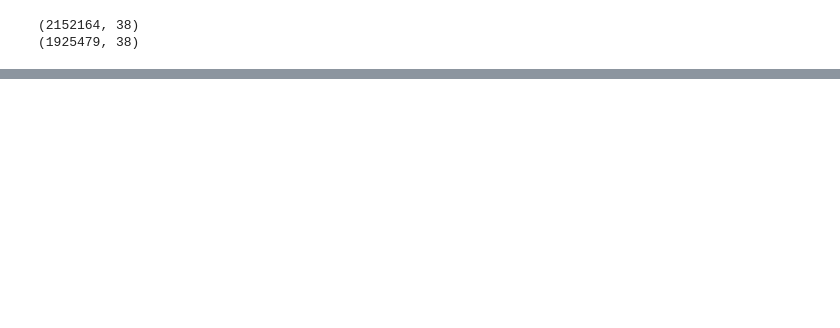
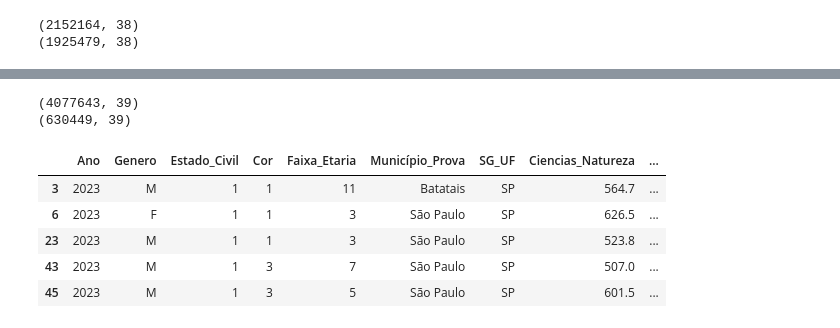
Before and after one commit to ManoelFelipe/Enem, a Jupyter notebook: ENEM_Data-Cleaning.ipynb, the cells around one changed output, grey strips where cells are left out. Cells and saved outputs as stored; diff of their text form; code cells hidden in the pictures; blank space fills up the shorter version.

```diff
--- a/ENEM_Data-Cleaning.ipynb
+++ b/ENEM_Data-Cleaning.ipynb
@@ -155,7 +157,7 @@ for ano in anos:
         'TP_ESTADO_CIVIL':'Estado_Civil',
         'TP_COR_RACA':'Cor',
         'TP_FAIXA_ETARIA':'Faixa_Etaria',
-        'NO_MUNICIPIO_PROVA':'Municipio',
+        'NO_MUNICIPIO_PROVA':'Município_Prova',
         'SG_UF_PROVA':'SG_UF',
         'NU_NOTA_CN':'Ciencias_Natureza',
         'NU_NOTA_CH':'Humanas',
@@ -273,0 +395,23 @@ df_23_22.describe().T
+# %%
+# Restrição Espacial - Selecionado Local da Prova Estado de SP
+# Lista UF
+UF = ['RO', 'AC', 'AM', 'RR', 'PA', 'AP', 'TO', 'MA', 'PI', 'CE', 'RN', 'PB', 'PE', 'AL',
+      'SE', 'BA', 'MG', 'ES', 'RJ', 'PR', 'SC', 'RS', 'MS', 'MT', 'GO', 'DF']
+
+print(df_23_22.shape)
+
+for uf in UF:
+    condicao = df_23_22.loc[(df_23_22['SG_UF'] == uf)].index
+    df_23_22.drop(condicao, inplace = True)
+
+print(df_23_22.shape)
+df_23_22.head()
+# %% [output]
+(4077643, 39)
+(630449, 39)
+|  | Ano | Genero | Estado_Civil | Cor | Faixa_Etaria | Município_Prova | SG_UF | Ciencias_Natureza | ... |
+| 3 | 2023 | M | 1 | 1 | 11 | Batatais | SP | 564.7 | ... |
+| 6 | 2023 | F | 1 | 1 | 3 | São Paulo | SP | 626.5 | ... |
+| 23 | 2023 | M | 1 | 1 | 3 | São Paulo | SP | 523.8 | ... |
+| 43 | 2023 | M | 1 | 3 | 7 | São Paulo | SP | 507.0 | ... |
+| 45 | 2023 | M | 1 | 3 | 5 | São Paulo | SP | 601.5 | ... |
```
Also changed, not shown: parts of 31 cells of this notebook, 1 other file.
